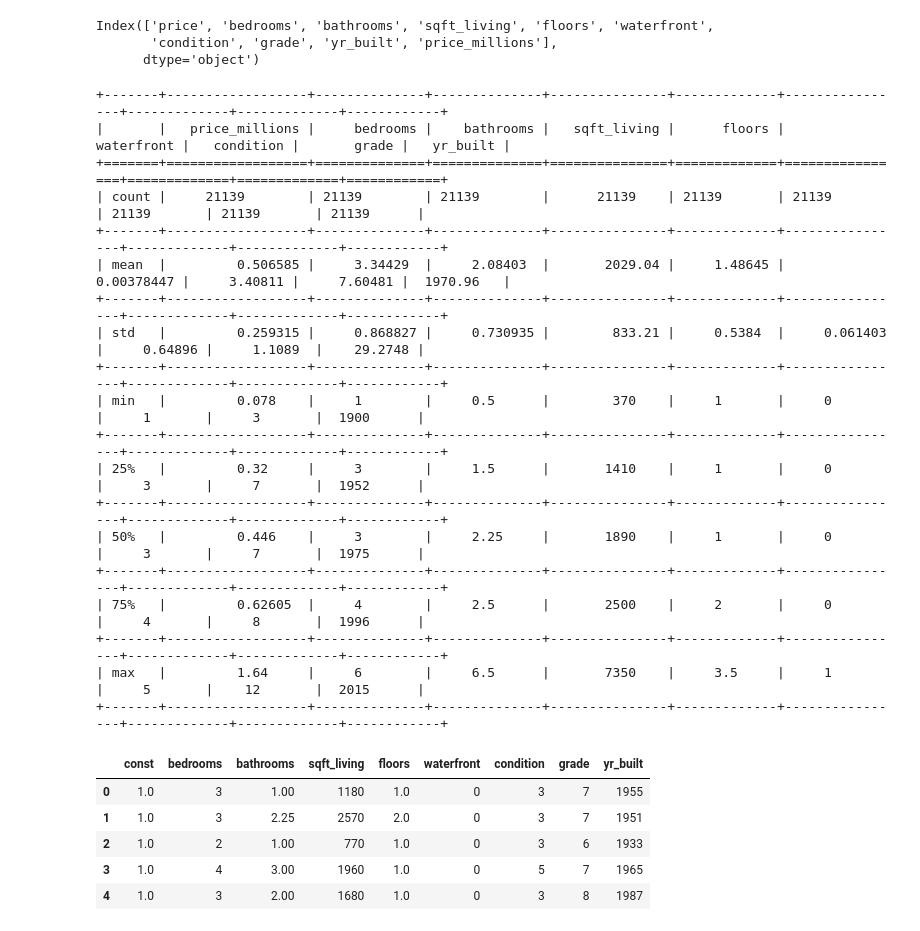
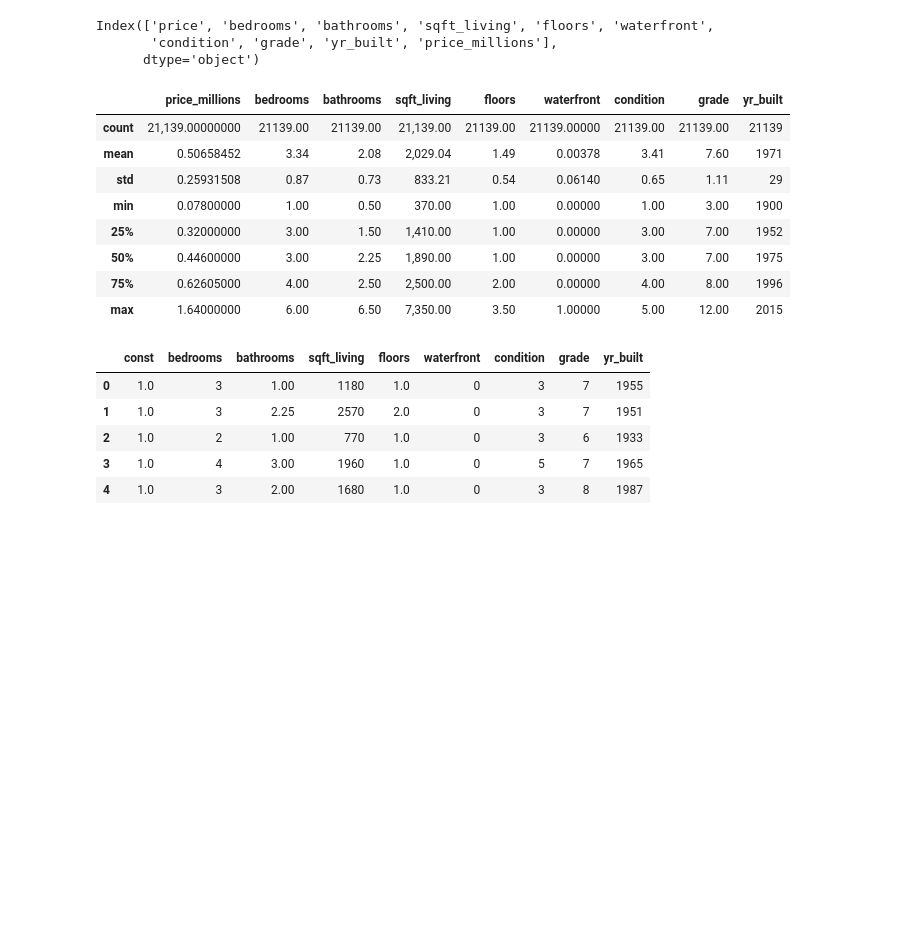
Before and after one commit to clairesarraille/kings_county, a Jupyter notebook: dsc-phase-2-project-main/student.ipynb, the cells around one changed output. Cells and saved outputs as stored; diff of their text form; code cells hidden in the pictures; blank space fills up the shorter version.

```diff
--- a/dsc-phase-2-project-main/student.ipynb
+++ b/dsc-phase-2-project-main/student.ipynb
@@ -774,33 +784,21 @@ Index(['price', 'bedrooms', 'bathrooms', 'sqft_living', 'floors', 'waterfront',
 # %%
 # These values make a lot more sense
 # The minimum and maximum values for price, bedrooms, and bathrooms are conceivable attributes of a middle class person's home.
 # We didn't sacrifice on the size of our dataset, having only shed only about 4% of the number of rows in the original dataset.
-##format_dict = {'bedrooms': '{:.2f}', 'bathrooms': '{:.2f}', 'floors': '{:.2f}', 'sqft_living': '{:20,.2f}', 'sqft_lot': '{:20,.2f}',
-               ##'price_millions': '{:,.8f}', 'yr_built': '{:.0f}', 'condition': '{:.2f}', 'grade': '{:.2f}', 'waterfront': '{:.5f}'}
-df_rm_outliers_show = df_rm_outliers[['price_millions', 'bedrooms', 'bathrooms', 'sqft_living', 'floors',
-    'waterfront', 'condition', 'grade', 'yr_built']].describe()
-    ##.style.format(format_dict)
-print(df_rm_outliers_show.to_markdown(tablefmt="grid"))
+format_dict = {'bedrooms': '{:.2f}', 'bathrooms': '{:.2f}', 'floors': '{:.2f}', 'sqft_living': '{:20,.2f}', 'sqft_lot': '{:20,.2f}',
+               'price_millions': '{:,.8f}', 'yr_built': '{:.0f}', 'condition': '{:.2f}', 'grade': '{:.2f}', 'waterfront': '{:.5f}'}
+df_rm_outliers[['price_millions', 'bedrooms', 'bathrooms', 'sqft_living', 'floors',
+    'waterfront', 'condition', 'grade', 'yr_built']].describe().style.format(format_dict)
 # %% [output]
-+-------+------------------+--------------+--------------+---------------+-------------+----------------+-------------+-------------+------------+
-|       |   price_millions |     bedrooms |    bathrooms |   sqft_living |      floors |     waterfront |   condition |       grade |   yr_built |
-+=======+==================+==============+==============+===============+=============+================+=============+=============+============+
-| count |     21139        | 21139        | 21139        |      21139    | 21139       | 21139          | 21139       | 21139       | 21139      |
-+-------+------------------+--------------+--------------+---------------+-------------+----------------+-------------+-------------+------------+
-| mean  |         0.506585 |     3.34429  |     2.08403  |       2029.04 |     1.48645 |     0.00378447 |     3.40811 |     7.60481 |  1970.96   |
-+-------+------------------+--------------+--------------+---------------+-------------+----------------+-------------+-------------+------------+
-| std   |         0.259315 |     0.868827 |     0.730935 |        833.21 |     0.5384  |     0.061403   |     0.64896 |     1.1089  |    29.2748 |
-+-------+------------------+--------------+--------------+---------------+-------------+----------------+-------------+-------------+------------+
-| min   |         0.078    |     1        |     0.5      |        370    |     1       |     0          |     1       |     3       |  1900      |
-+-------+------------------+--------------+--------------+---------------+-------------+----------------+-------------+-------------+------------+
-| 25%   |         0.32     |     3        |     1.5      |       1410    |     1       |     0          |     3       |     7       |  1952      |
-+-------+------------------+--------------+--------------+---------------+-------------+----------------+-------------+-------------+------------+
-| 50%   |         0.446    |     3        |     2.25     |       1890    |     1       |     0          |     3       |     7       |  1975      |
-+-------+------------------+--------------+--------------+---------------+-------------+----------------+-------------+-------------+------------+
-| 75%   |         0.62605  |     4        |     2.5      |       2500    |     2       |     0          |     4       |     8       |  1996      |
-+-------+------------------+--------------+--------------+---------------+-------------+----------------+-------------+-------------+------------+
-| max   |         1.64     |     6        |     6.5      |       7350    |     3.5     |     1          |     5       |    12       |  2015      |
-+-------+------------------+--------------+--------------+---------------+-------------+----------------+-------------+-------------+------------+
+|  | price_millions | bedrooms | bathrooms | sqft_living | floors | waterfront | condition | grade | yr_built |
+| count | 21,139.00000000 | 21139.00 | 21139.00 | 21,139.00 | 21139.00 | 21139.00000 | 21139.00 | 21139.00 | 21139 |
+| mean | 0.50658452 | 3.34 | 2.08 | 2,029.04 | 1.49 | 0.00378 | 3.41 | 7.60 | 1971 |
+| std | 0.25931508 | 0.87 | 0.73 | 833.21 | 0.54 | 0.06140 | 0.65 | 1.11 | 29 |
+| min | 0.07800000 | 1.00 | 0.50 | 370.00 | 1.00 | 0.00000 | 1.00 | 3.00 | 1900 |
+| 25% | 0.32000000 | 3.00 | 1.50 | 1,410.00 | 1.00 | 0.00000 | 3.00 | 7.00 | 1952 |
+| 50% | 0.44600000 | 3.00 | 2.25 | 1,890.00 | 1.00 | 0.00000 | 3.00 | 7.00 | 1975 |
+| 75% | 0.62605000 | 4.00 | 2.50 | 2,500.00 | 2.00 | 0.00000 | 4.00 | 8.00 | 1996 |
+| max | 1.64000000 | 6.00 | 6.50 | 7,350.00 | 3.50 | 1.00000 | 5.00 | 12.00 | 2015 |
 # %%
 # For our other variables (other Betas) will be multiplied by a particular coefficient to predict price
 X = sm.add_constant(df_rm_outliers.drop(['price','price_millions'], axis=1))
```
Also changed, not shown: parts of 22 cells of this notebook.
